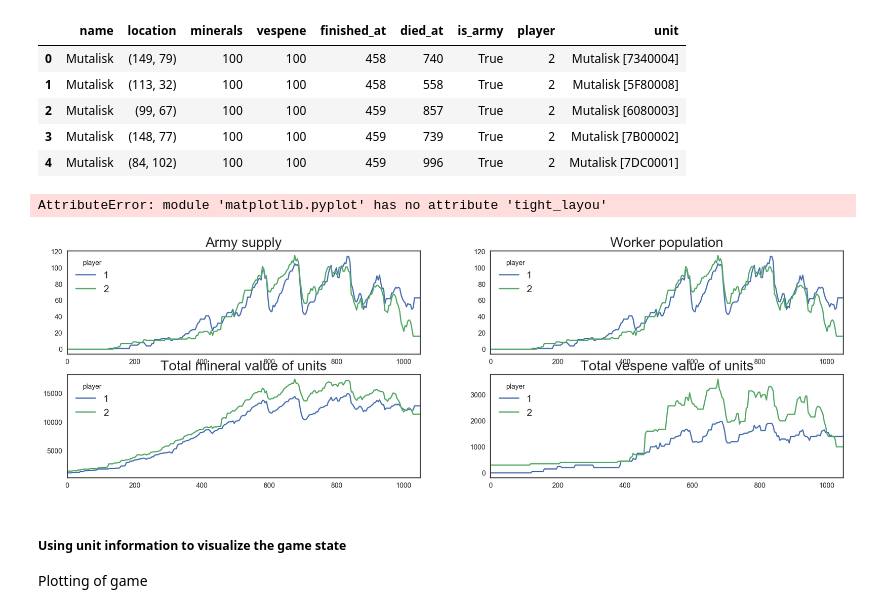
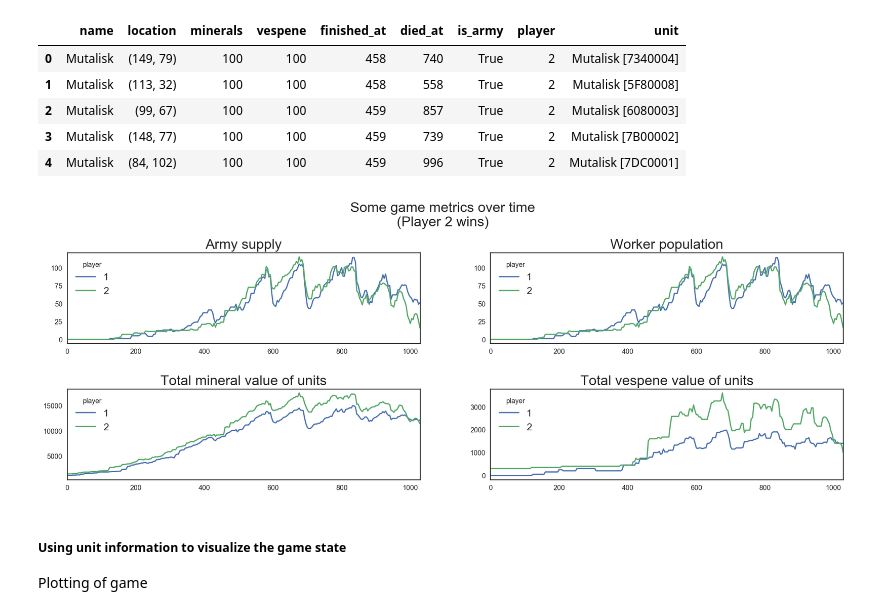
Before and after one commit to Rony-A/sc2-replay-analysis, a Jupyter notebook: mycchaka/capstone/Starcraft II.ipynb, the cells around one changed output. Drawn from its saved outputs; the diff is of its cells as text; code cells hidden in the pictures.

```diff
--- a/mycchaka/capstone/Starcraft II.ipynb
+++ b/mycchaka/capstone/Starcraft II.ipynb
@@ -232,8 +279,13 @@ ff_vespene_lost_army                 ff_vespene_lost_economy              ff_ves
 # %%
+def getEvents(name = '', replay = replay):
+    return list({event for event in replay.events if name in event.name})
+
 df = pd.DataFrame([{key:event.__dict__[key] for key in event.__dict__.keys()
-              if key not in ['stats','name','player']} for event in getEvents(name='PlayerStats',replay=replay)])
+              if key not in ['stats','name','player','frame']} for event in getEvents(name='PlayerStats',replay=replay)])
+df = df[[col for col in df.columns if 'ff_' not in col]].sort_values(by = 'second')
+df.columns = [col.replace('food', 'supply').replace('pid', 'player_id') for col in df.columns]
+df['second'] = df['second'].apply(lambda x:x/1.4)
 
-df = df.sort_values(by = 'second')
-
-_ = df.groupby('pid').plot(figsize=(20,6), x='second', legend=False, title = 'All Stats')
+print('Relevant attributes of the PlayerStats event class:\n{}'.format('='*79))
+plist(list(df.columns), col_num=2, spacing=40)
 # %% [output]
@@ -376,23 +496,23 @@ def gasValue(units):
 # %%
 units_df_over_time = pd.Series(
     {t:getUnitFeatures(['supply','is_army','is_worker','minerals','vespene','player'],kwargs={'replay':replay, 'time':t}
-                            ) for t in range(0,17*60 + 30,4)})
+                            ) for t in range(0,int(frames_to_irl_seconds(replay.frames)),4)})
 
 army_supply = units_df_over_time.apply(lambda x:x[x['is_army'] == True].groupby('player')['supply'].sum())
 worker_supply = units_df_over_time.apply(lambda x:x[x['is_worker'] == True].groupby('player')['supply'].sum())
 
 mineral_value = units_df_over_time.apply(lambda x:x.groupby('player')['minerals'].sum())
 vespene_value = units_df_over_time.apply(lambda x:x.groupby('player')['vespene'].sum())
 
 fig, axes = plt.subplots(nrows=2, ncols=2)
 
 army_supply.plot(ax=axes[0,0], figsize=(20,6), title='Army supply')
 army_supply.plot(ax=axes[0,1], figsize=(20,6), title='Worker population')
 mineral_value.plot(ax=axes[1,0], figsize=(20,6), title = 'Total mineral value of units')
 vespene_value.plot(ax=axes[1,1], figsize=(20,6), title = 'Total vespene value of units')
 
-plt.tight_layou
+plt.subplots_adjust(hspace = 0.5)
+plt.suptitle('Some game metrics over time\n(Player 2 wins)', size=20, y=1.05)
 plt.show()
 # %% [output]
-AttributeError: module 'matplotlib.pyplot' has no attribute 'tight_layou'
-[figure, old version]
+[figure, new version]
```
Also changed, not shown: parts of 58 cells of this notebook, 7 other files.
